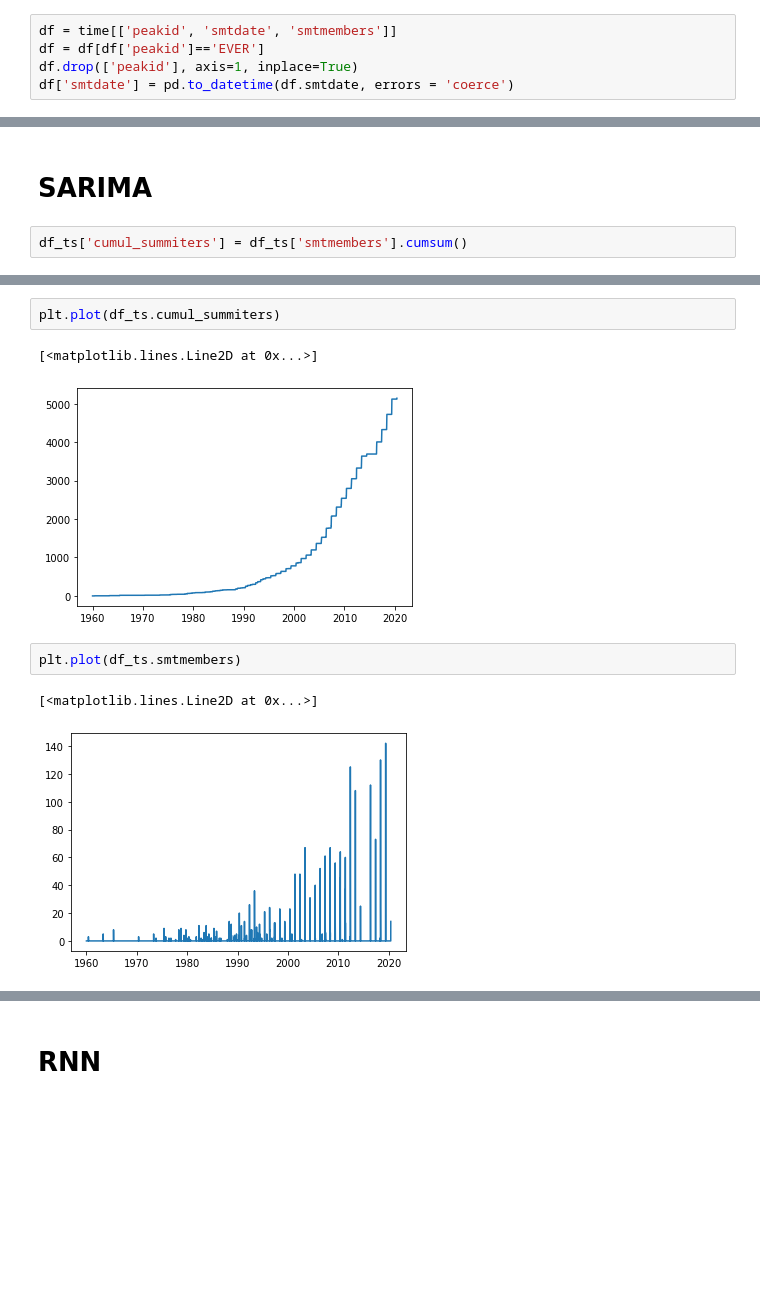
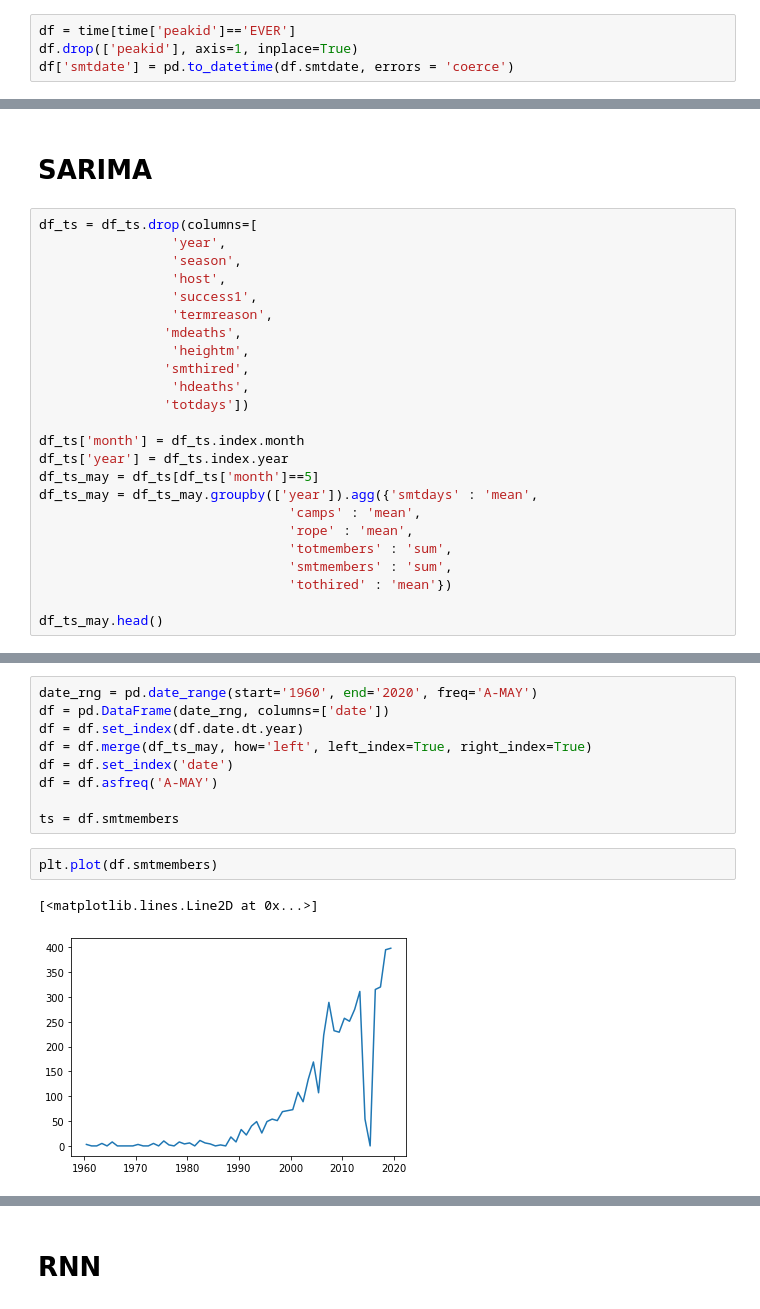
Before and after one commit to JeremyDel/himalaya-project, a Jupyter notebook: himalaya-project/Time_Series.ipynb, the cells around one changed output, grey strips where cells are left out. Drawn from its saved outputs; the diff is of its cells as text; blank space fills up the shorter version.

```diff
--- a/himalaya-project/Time_Series.ipynb
+++ b/himalaya-project/Time_Series.ipynb
@@ -33,7 +33,6 @@ exped['bc_date'] = pd.to_datetime(exped.bc_date , errors = 'coerce')
 # %% [markdown]
 # Merging
 # %%
-df = time[['peakid', 'smtdate', 'smtmembers']]
-df = df[df['peakid']=='EVER']
+df = time[time['peakid']=='EVER']
 df.drop(['peakid'], axis=1, inplace=True)
 df['smtdate'] = pd.to_datetime(df.smtdate, errors = 'coerce')
@@ -208,4 +150,26 @@ ValueError: DataFrame constructor not properly called!
 # %% [markdown]
 # SARIMA
-# %%
-df_ts['cumul_summiters'] = df_ts['smtmembers'].cumsum()
+# %%
+df_ts = df_ts.drop(columns=[
+                 'year',
+                 'season',
+                 'host',
+                 'success1',
+                 'termreason',
+                'mdeaths',
+                 'heightm',
+                'smthired',
+                 'hdeaths',
+                'totdays'])
+
+df_ts['month'] = df_ts.index.month
+df_ts['year'] = df_ts.index.year
+df_ts_may = df_ts[df_ts['month']==5]
+df_ts_may = df_ts_may.groupby(['year']).agg({'smtdays' : 'mean',
+                                'camps' : 'mean',
+                                'rope' : 'mean',
+                                'totmembers' : 'sum',
+                                'smtmembers' : 'sum',
+                                'tothired' : 'mean'})
+
+df_ts_may.head()
@@ -212,10 +184,14 @@ df_ts['cumul_summiters'] = df_ts['smtmembers'].cumsum()
+# %%
+date_rng = pd.date_range(start='1960', end='2020', freq='A-MAY')
+df = pd.DataFrame(date_rng, columns=['date'])
+df = df.set_index(df.date.dt.year)
+df = df.merge(df_ts_may, how='left', left_index=True, right_index=True)
+df = df.set_index('date')
+df = df.asfreq('A-MAY')
+
+ts = df.smtmembers
 # %%
-plt.plot(df_ts.cumul_summiters)
+plt.plot(df.smtmembers)
 # %% [output]
 [<matplotlib.lines.Line2D at 0x...>]
-[figure, old version]
+[figure, new version]
-# %%
-plt.plot(df_ts.smtmembers)
-# %% [output]
-[<matplotlib.lines.Line2D at 0x...>]
-[figure, removed]
```
Also changed, not shown: parts of 43 cells of this notebook, 1 other file.
